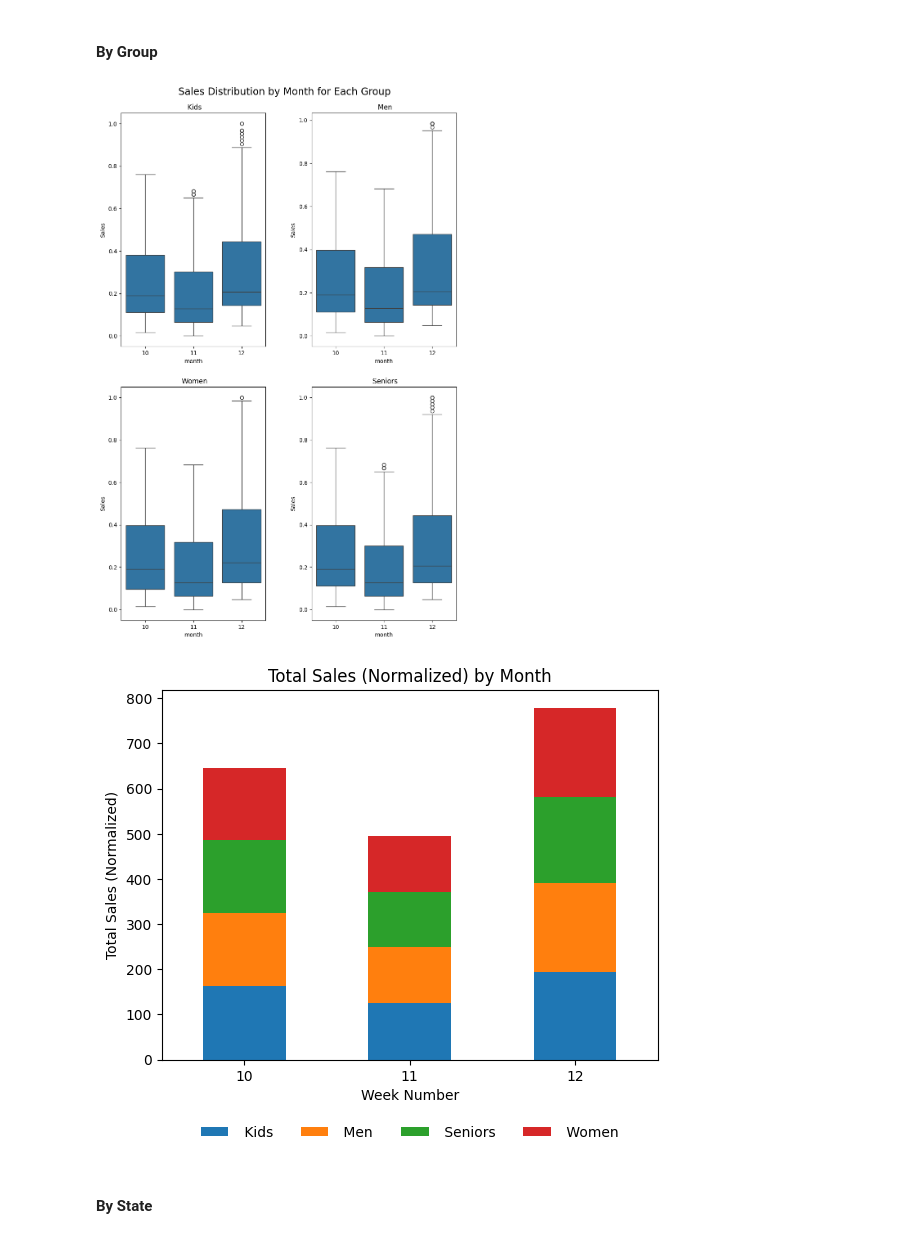
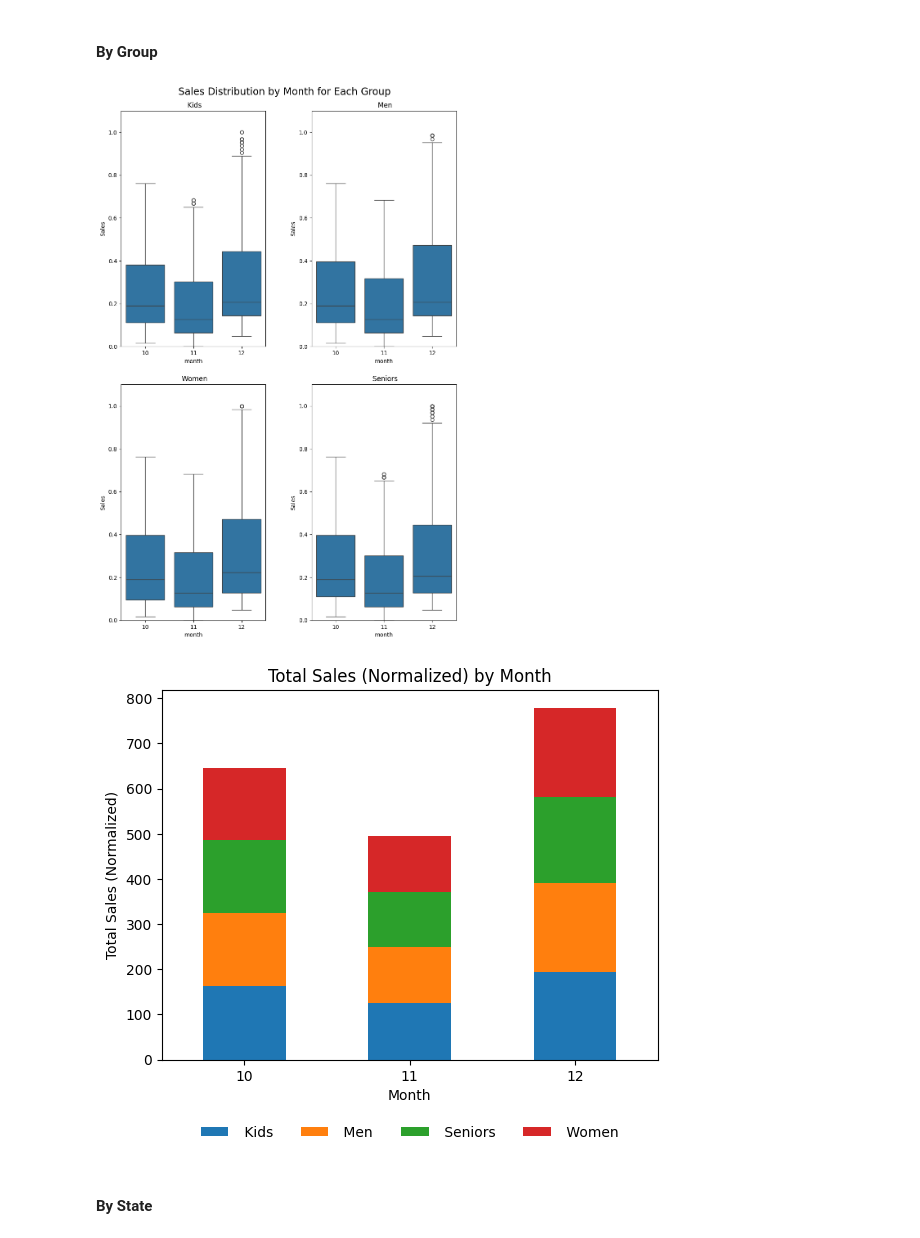
Before and after one commit to candy-hkuk/PGC-AIML, a Jupyter notebook: Course2/SalesAnalysis_CH.ipynb, the cells around one changed output. Drawn from its saved outputs; the diff is of its cells as text; code cells hidden in the pictures.

```diff
--- a/Course2/SalesAnalysis_CH.ipynb
+++ b/Course2/SalesAnalysis_CH.ipynb
@@ -67,8 +67,6 @@ df['month'] = df['Date'].dt.month
 df['day'] = df['Date'].dt.day
 df['day_of_week'] = df['Date'].dt.dayofweek # Mon == 0...
 df['week_no'] = df['Date'].dt.isocalendar().week
-df['monthStart'] = df['Date'].dt.is_month_start
-df['monthEnd'] = df['Date'].dt.is_month_end
 
 df.head()
 # %% [output]
@@ -529,13 +527,14 @@ fig.suptitle(
     size="xx-large",
     y=0.93
 )
+plt.setp(ax, ylim=(0,1.1))
 fig.tight_layout(pad=5.0)
 for idx, grp in enumerate(groups):
     plotMonthGroup(grp, ax[math.floor(idx/2),math.floor(idx%2)])
 
 fig.show()
 # %% [output]
-[figure, old version]
+[figure, new version]
 # %%
 # Pre-Process data for week number
 monthlySales = monthlySalesRaw.drop("State", axis=1) \
@@ -546,28 +545,28 @@ monthlySales = monthlySalesRaw.drop("State", axis=1) \
 # %%
 # plot by month
 msPlot = monthlySales.plot(kind="bar", stacked=True)
 
 # Add labels for x & y axis
-plt.xlabel("Week Number")
+plt.xlabel("Month")
 plt.ylabel("Total Sales (Normalized)")
 
 # title of plot
 plt.title("Total Sales (Normalized) by Month")
 plt.xticks(rotation=0, ha="center")
 
 # move legend to outside of box
 sns.move_legend(
     msPlot,
     "lower center",
     bbox_to_anchor=(.5,-0.25),
     ncol=4,
     title=None,
     frameon=False
 )
 
 plt.show()
 # %% [output]
-[figure, old version]
+[figure, new version]
 # %% [markdown]
 #### By State
 # %%
```
Also changed, not shown: parts of 19 cells of this notebook.
